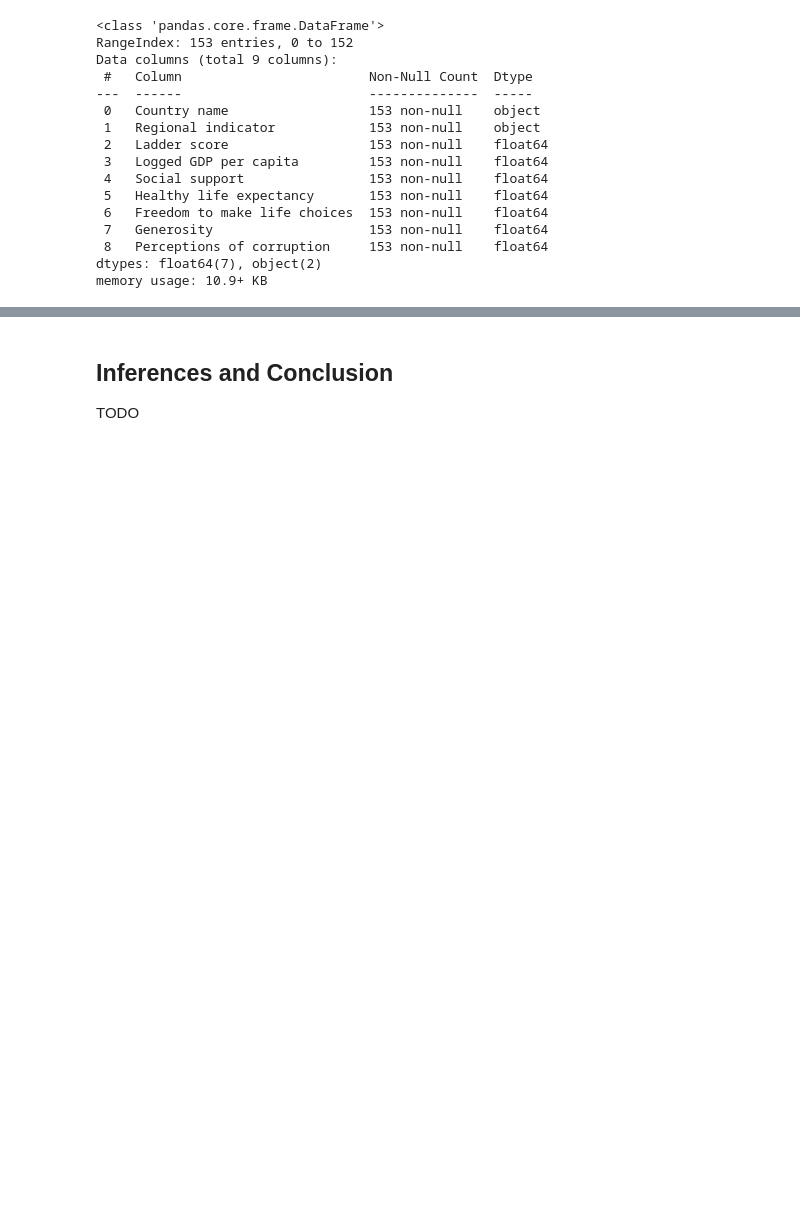
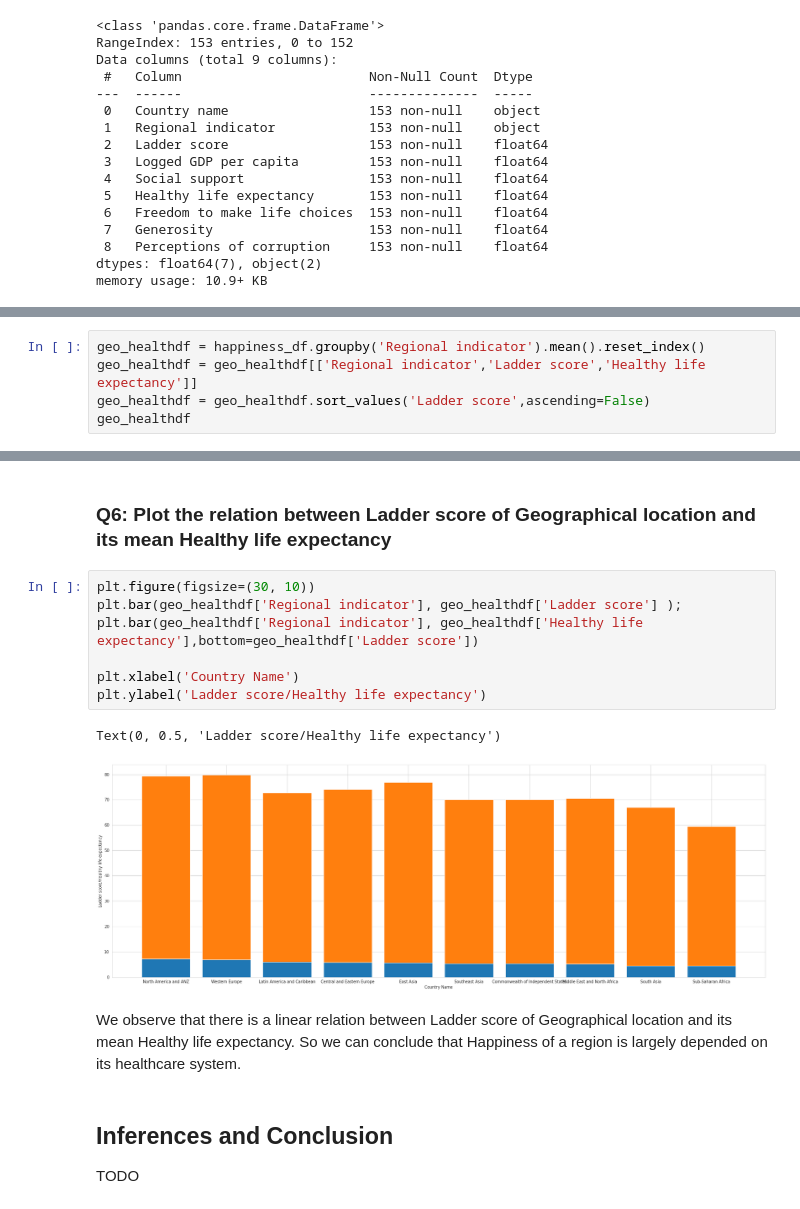
Before and after one commit to AayushAnshu21/World_Happiness_Analysis, a Jupyter notebook: World_Happiness_Analysis.ipynb, the cells around one changed output, grey strips where cells are left out. Cells and saved outputs as stored; diff of their text form; blank space fills up the shorter version.

```diff
--- a/World_Happiness_Analysis.ipynb
+++ b/World_Happiness_Analysis.ipynb
@@ -84,0 +148,5 @@ TODO
+# %%
+geo_healthdf = happiness_df.groupby('Regional indicator').mean().reset_index()
+geo_healthdf = geo_healthdf[['Regional indicator','Ladder score','Healthy life expectancy']]
+geo_healthdf = geo_healthdf.sort_values('Ladder score',ascending=False)
+geo_healthdf
@@ -85,3 +165,17 @@ TODO
+# %% [markdown]
+### **Q6: Plot the relation between Ladder score of Geographical location and its mean Healthy life expectancy**
+# %%
+plt.figure(figsize=(30, 10))
+plt.bar(geo_healthdf['Regional indicator'], geo_healthdf['Ladder score'] );
+plt.bar(geo_healthdf['Regional indicator'], geo_healthdf['Healthy life expectancy'],bottom=geo_healthdf['Ladder score'])
+
+plt.xlabel('Country Name')
+plt.ylabel('Ladder score/Healthy life expectancy')
+# %% [output]
+Text(0, 0.5, 'Ladder score/Healthy life expectancy')
+[figure, added]
+# %% [markdown]
+We observe that there is a linear relation between Ladder score of Geographical location and its mean Healthy life expectancy. So we can conclude that Happiness of a region is largely depended on its healthcare system.
 # %% [markdown]
 ## Inferences and Conclusion
 
```
Also changed, not shown: parts of 15 cells of this notebook.
